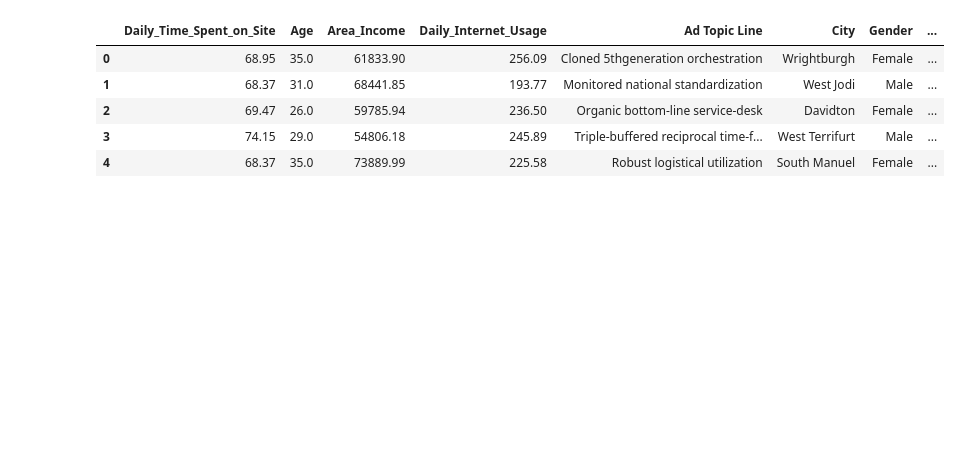
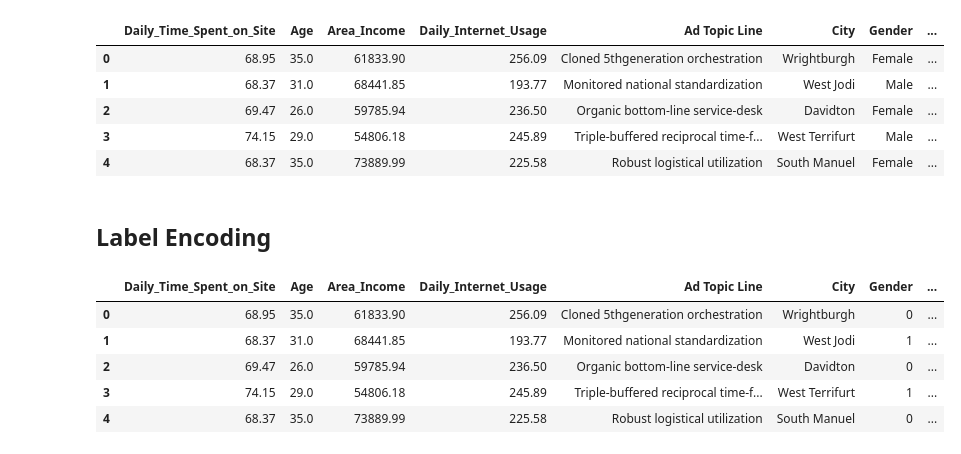
Before and after one commit to cmmoreno9/Effective_Targeting_of_Advertisments, a Jupyter notebook: code/Code.ipynb, the cells around one changed output. Cells and saved outputs as stored; diff of their text form; code cells hidden in the pictures; blank space fills up the shorter version.

```diff
--- a/code/Code.ipynb
+++ b/code/Code.ipynb
@@ -349,0 +348,2 @@ clean_data.head(5)
+# %% [markdown]
+## Label Encoding
@@ -349,0 +353,14 @@ clean_data.head(5)
+# %%
+# use label encoder for 'Gender' column
+gender_encoder = LabelEncoder()
+clean_data['Gender'] = gender_encoder.fit_transform(clean_data['Gender'])
+
+# view first five rows
+clean_data.head(5)
+# %% [output]
+|  | Daily_Time_Spent_on_Site | Age | Area_Income | Daily_Internet_Usage | Ad Topic Line | City | Gender | ... |
+| 0 | 68.95 | 35.0 | 61833.90 | 256.09 | Cloned 5thgeneration orchestration | Wrightburgh | 0 | ... |
+| 1 | 68.37 | 31.0 | 68441.85 | 193.77 | Monitored national standardization | West Jodi | 1 | ... |
+| 2 | 69.47 | 26.0 | 59785.94 | 236.50 | Organic bottom-line service-desk | Davidton | 0 | ... |
+| 3 | 74.15 | 29.0 | 54806.18 | 245.89 | Triple-buffered reciprocal time-f... | West Terrifurt | 1 | ... |
+| 4 | 68.37 | 35.0 | 73889.99 | 225.58 | Robust logistical utilization | South Manuel | 0 | ... |
```
Also changed, not shown: parts of 7 cells of this notebook.
